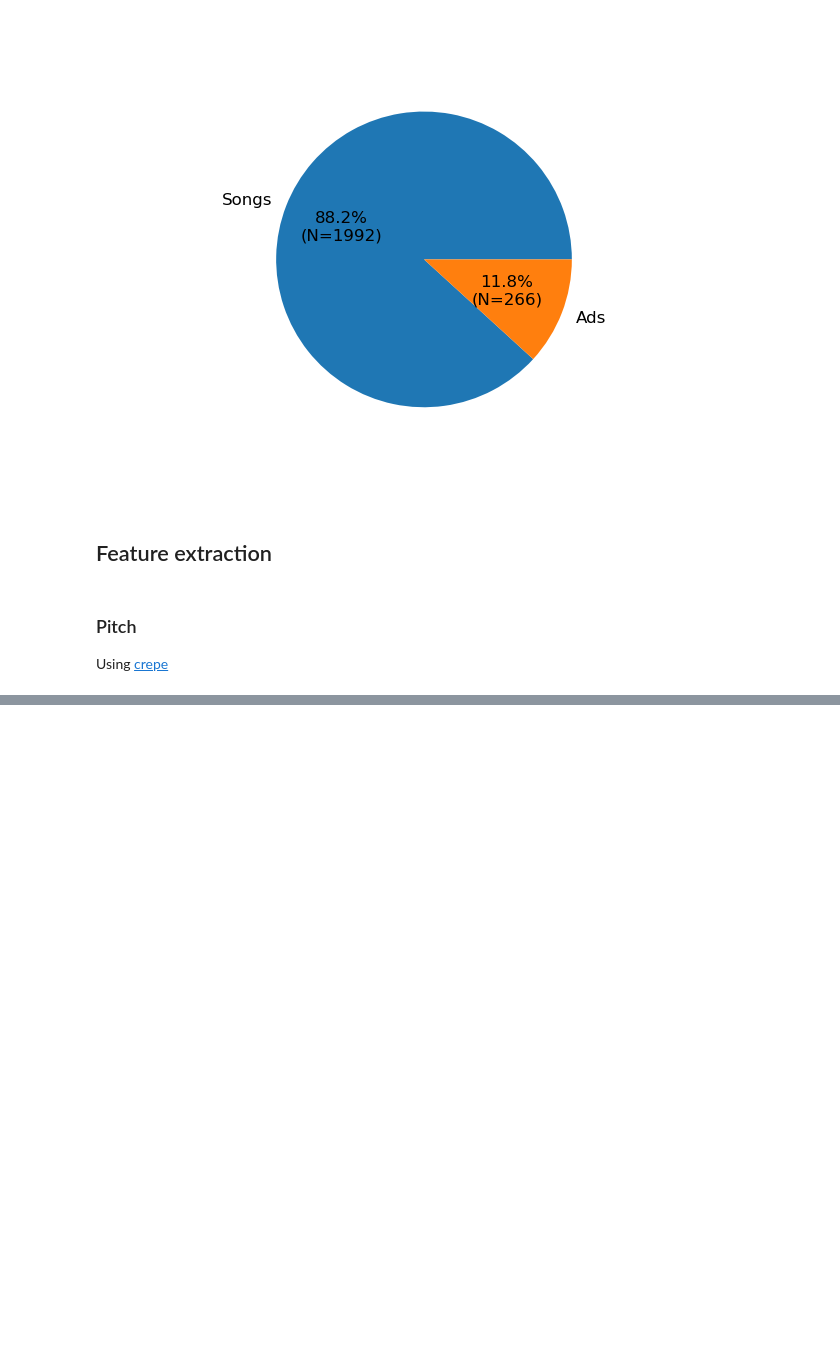
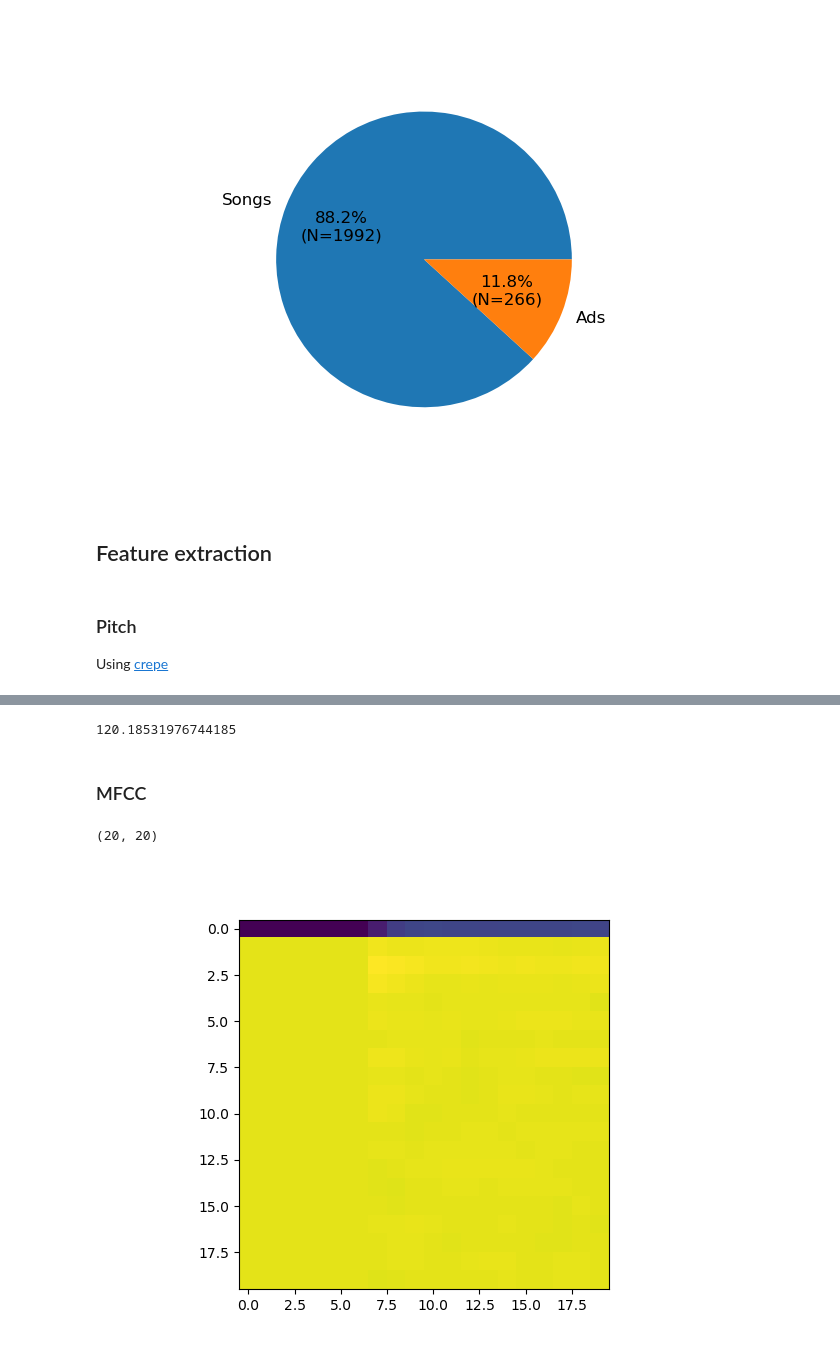
Before and after one commit to sion23/radio-adblock, a Jupyter notebook: preliminary.ipynb, the cells around one changed output, grey strips where cells are left out. Saved outputs shown, nothing was run; the diff lists cells and outputs as text; code cells hidden in the pictures; blank space fills up the shorter version.

```diff
--- a/preliminary.ipynb
+++ b/preliminary.ipynb
@@ -87,0 +75,4 @@ KeyboardInterrupt:
+# %%
+idx = 0
+y = df.iloc[idx]["data"].astype(np.float32)
+f_s = df.iloc[idx]["sampleRate"]
@@ -87,0 +81,22 @@ KeyboardInterrupt:
+# %%
+tempo
+# %% [output]
+120.18531976744185
+# %% [markdown]
+### MFCC
+# %%
+mfcc = librosa.feature.mfcc(y=y, sr=f_s)
+# %%
+mfcc.shape
+# %% [output]
+(20, 20)
+# %%
+plt.close("all")
+
+fig = plt.figure()
+
+plt.imshow(mfcc)
+
+plt.show()
+# %% [output]
+[figure, added]
```
Also changed, not shown: parts of 6 cells of this notebook.
